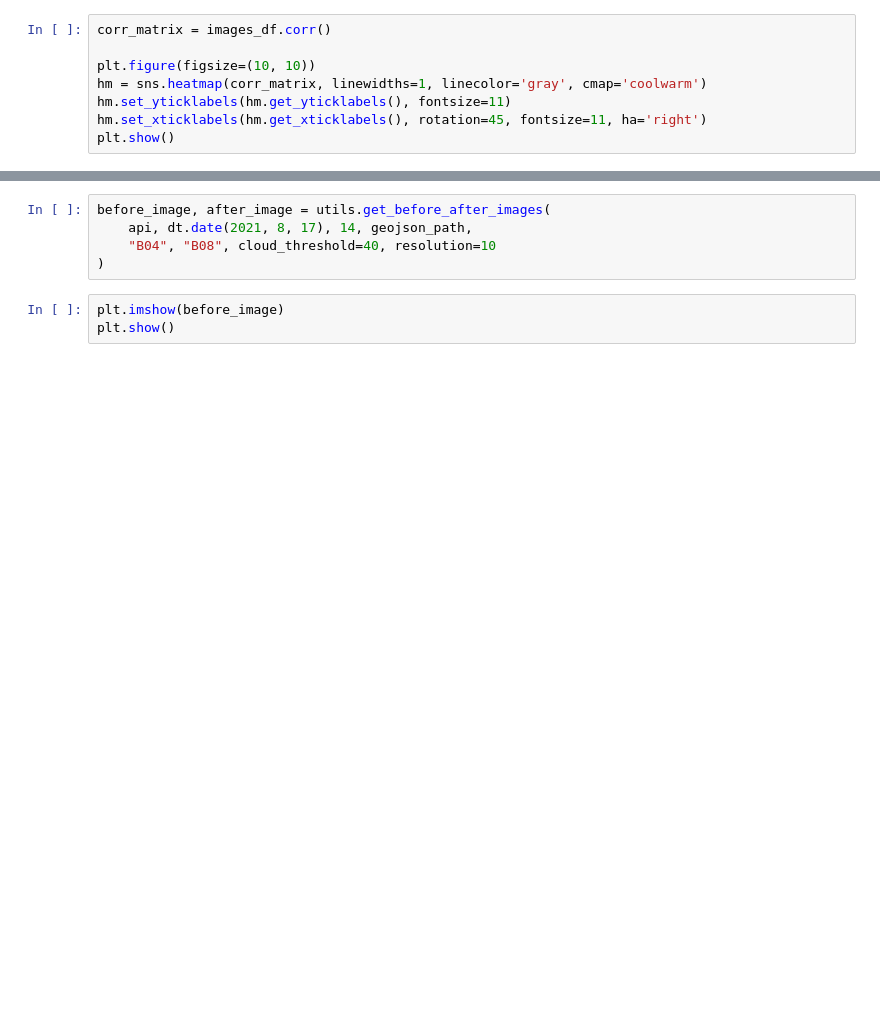
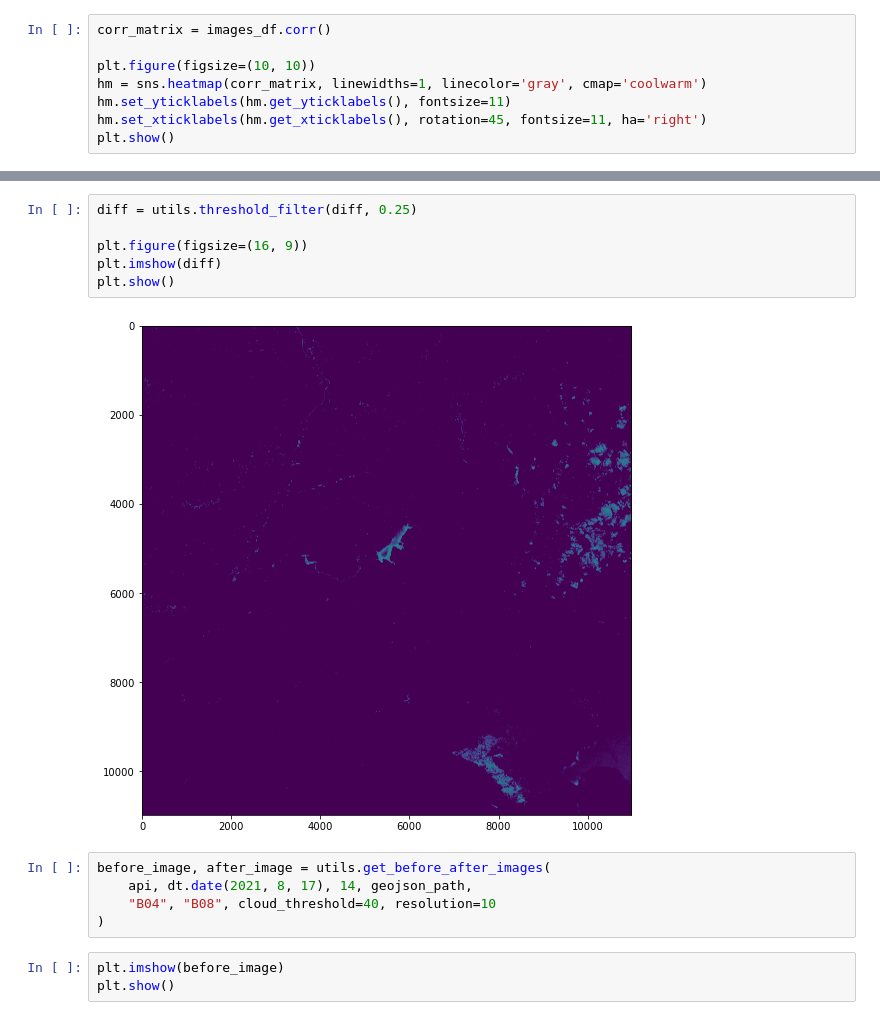
Before and after one commit to jayalabanda/projet-CNES, a Jupyter notebook: var_fire.ipynb, the cells around one changed output, grey strips where cells are left out. Drawn from its saved outputs; the diff is of its cells as text; blank space fills up the shorter version.

```diff
--- a/var_fire.ipynb
+++ b/var_fire.ipynb
@@ -83,3 +124,11 @@ observation_interval = 14
+# %%
+diff = utils.threshold_filter(diff, 0.25)
+
+plt.figure(figsize=(16, 9))
+plt.imshow(diff)
+plt.show()
+# %% [output]
+[figure, added]
 # %%
 before_image, after_image = utils.get_before_after_images(
     api, dt.date(2021, 8, 17), 14, geojson_path,
```
Also changed, not shown: parts of 18 cells of this notebook, 2 other files.
